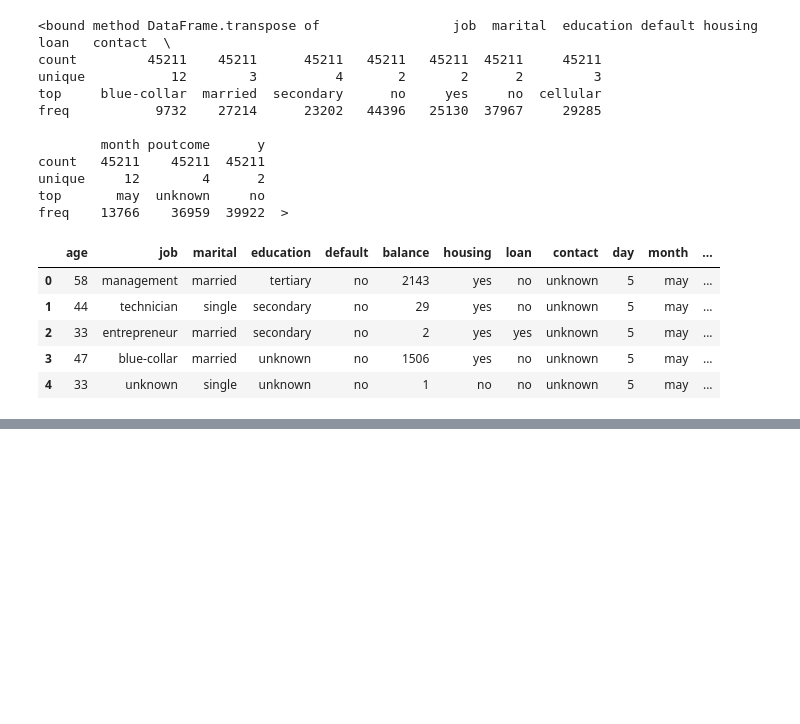
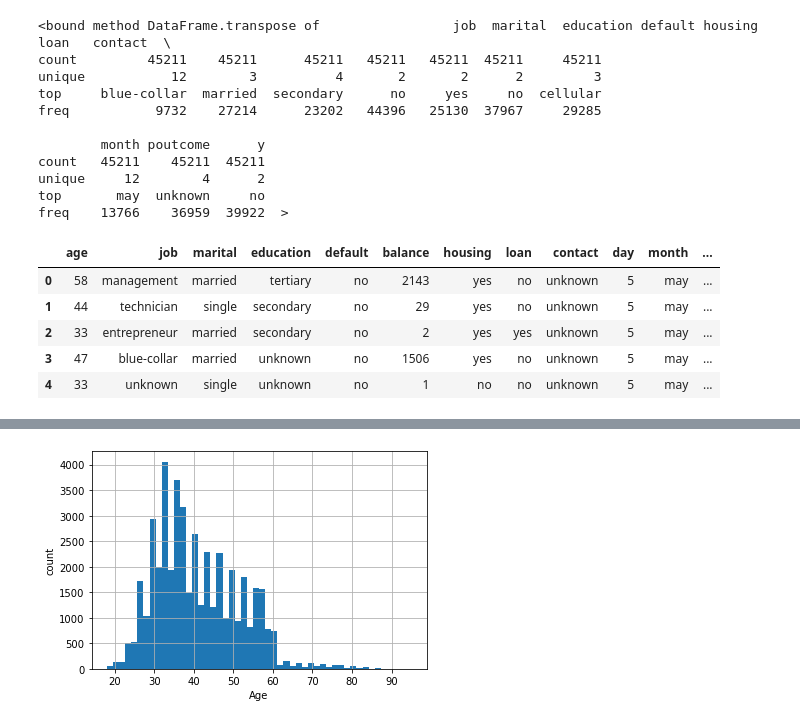
Before and after one commit to YaroslavaD/PortugueseBank, a Jupyter notebook: Portuguese bank.ipynb, the cells around one changed output, grey strips where cells are left out. Drawn from its saved outputs; the diff is of its cells as text; code cells hidden in the pictures; blank space fills up the shorter version.

Commit message:
PortugeseBank step three

```diff
--- a/Portuguese bank.ipynb
+++ b/Portuguese bank.ipynb
@@ -218,3 +240,6 @@ bank_data.head()
 | 2 | 33 | entrepreneur | married | secondary | no | 2 | yes | yes | unknown | 5 | may | ... |
 | 3 | 47 | blue-collar | married | unknown | no | 1506 | yes | no | unknown | 5 | may | ... |
 | 4 | 33 | unknown | single | unknown | no | 1 | no | no | unknown | 5 | may | ... |
+# %%
+bank_data['bucket'] = pd.cut(bank_data['pdays'], [-1, 0, 5, 10, 30,100], right = False, include_lowest = True )
+bank_data.head()
@@ -220,0 +273,6 @@ bank_data.head()
+# %%
+bank_data.age.hist(bins=50)
+plt.xlabel('Age')
+plt.ylabel('count');
+# %% [output]
+[figure, added]
```
Also changed, not shown: parts of 22 cells of this notebook.
